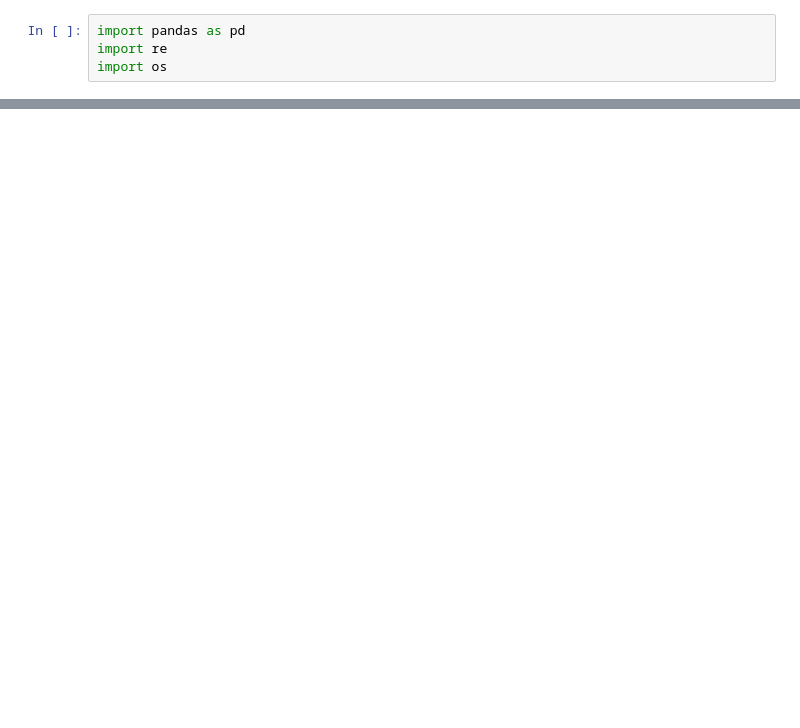
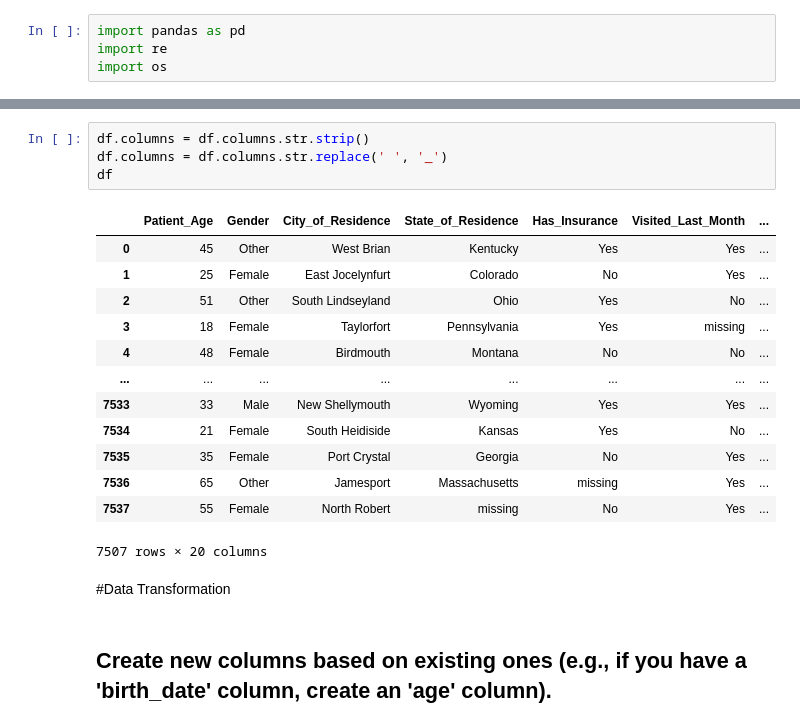
Before and after one commit to Xaviera8/datasci_2_manipulation, a Jupyter notebook: clean1.ipynb, the cells around one changed output, grey strips where cells are left out. Cells and saved outputs as stored; diff of their text form; blank space fills up the shorter version.

```diff
--- a/clean1.ipynb
+++ b/clean1.ipynb
@@ -74,0 +96,22 @@ df.drop_duplicates(inplace=True)
+# %%
+df.columns = df.columns.str.strip()
+df.columns = df.columns.str.replace(' ', '_')
+df
+# %% [output]
+|  | Patient_Age | Gender | City_of_Residence | State_of_Residence | Has_Insurance | Visited_Last_Month | ... |
+| 0 | 45 | Other | West Brian | Kentucky | Yes | Yes | ... |
+| 1 | 25 | Female | East Jocelynfurt | Colorado | No | Yes | ... |
+| 2 | 51 | Other | South Lindseyland | Ohio | Yes | No | ... |
+| 3 | 18 | Female | Taylorfort | Pennsylvania | Yes | missing | ... |
+| 4 | 48 | Female | Birdmouth | Montana | No | No | ... |
+| ... | ... | ... | ... | ... | ... | ... | ... |
+| 7533 | 33 | Male | New Shellymouth | Wyoming | Yes | Yes | ... |
+| 7534 | 21 | Female | South Heidiside | Kansas | Yes | No | ... |
+| 7535 | 35 | Female | Port Crystal | Georgia | No | Yes | ... |
+| 7536 | 65 | Other | Jamesport | Massachusetts | missing | Yes | ... |
+| 7537 | 55 | Female | North Robert | missing | No | Yes | ... |
+7507 rows × 20 columns
+# %% [markdown]
+#Data Transformation
+# %% [markdown]
+## Create new columns based on existing ones (e.g., if you have a 'birth_date' column, create an 'age' column).
```
Also changed, not shown: parts of 16 cells of this notebook.
